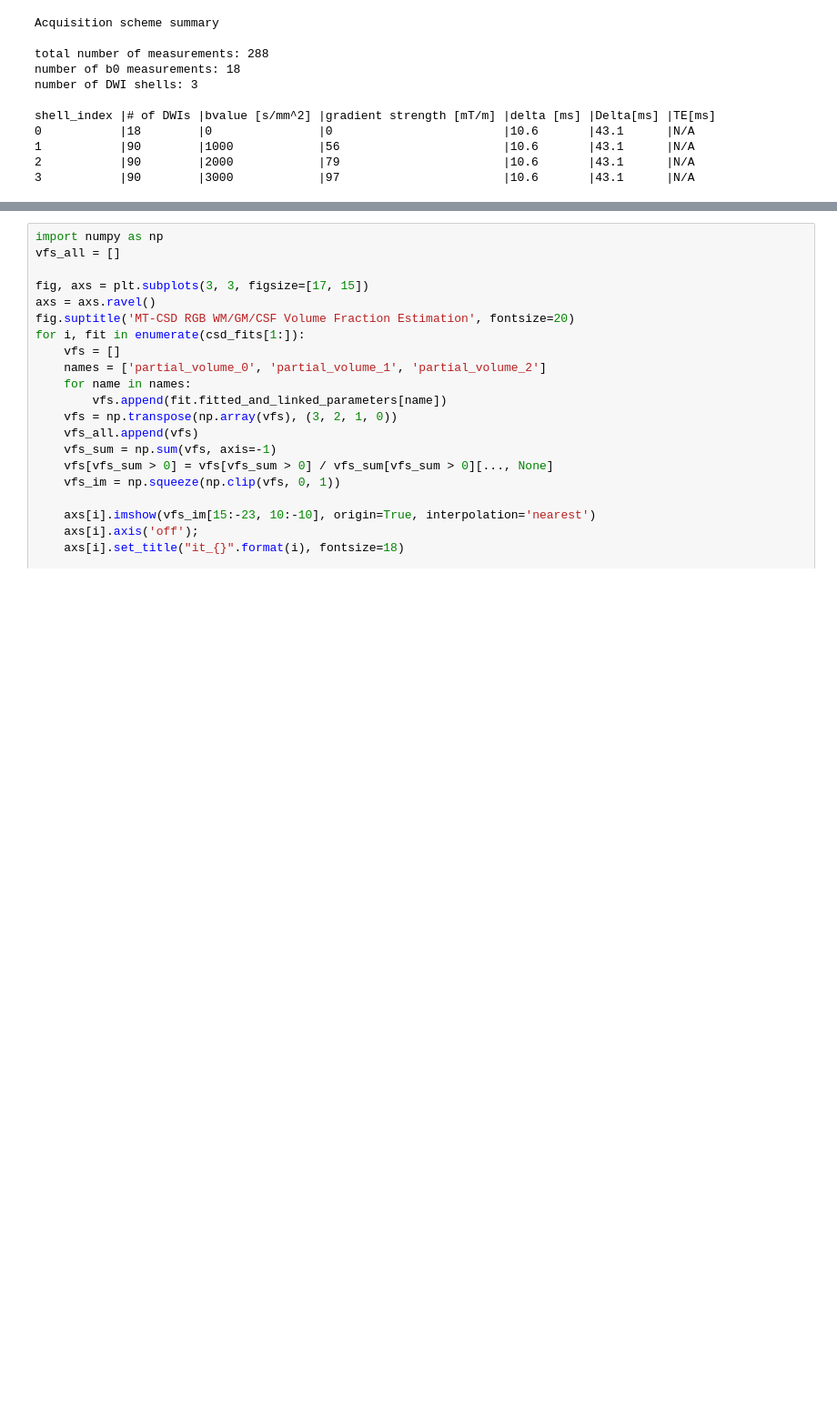
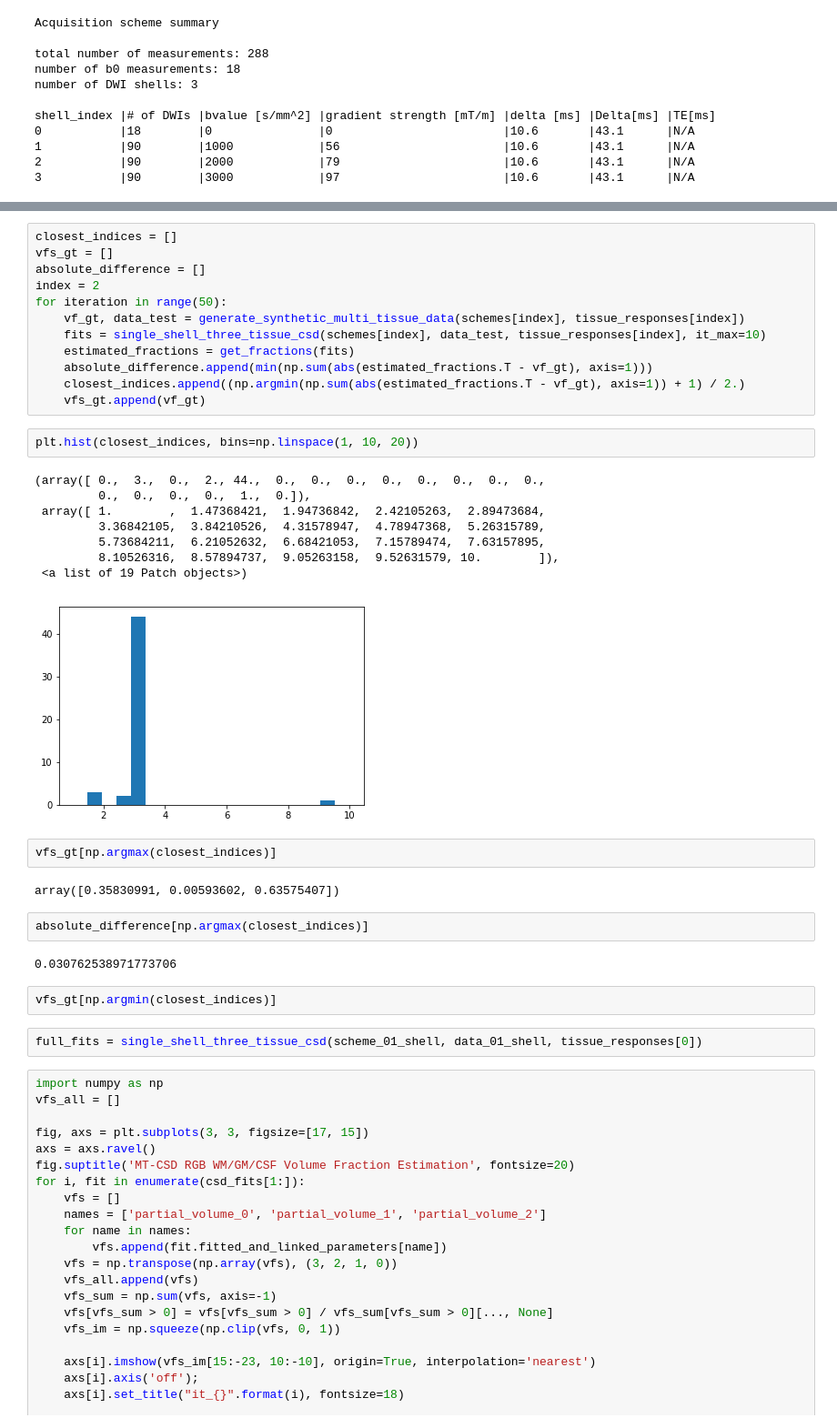
Before and after one commit to AthenaEPI/dmipy, a Jupyter notebook: examples/example_single_shell_three_tissue_csd.ipynb, the cells around one changed output, grey strips where cells are left out. Shown at 91% size. Drawn from its saved outputs; the diff is of its cells as text; blank space fills up the shorter version.

```diff
--- a/examples/example_single_shell_three_tissue_csd.ipynb
+++ b/examples/example_single_shell_three_tissue_csd.ipynb
@@ -155,3 +199,38 @@ Average of 0.0155731961978 seconds per voxel.
+# %%
+closest_indices = []
+vfs_gt = []
+absolute_difference = []
+index = 2
+for iteration in range(50):
+    vf_gt, data_test = generate_synthetic_multi_tissue_data(schemes[index], tissue_responses[index])
+    fits = single_shell_three_tissue_csd(schemes[index], data_test, tissue_responses[index], it_max=10)
+    estimated_fractions = get_fractions(fits)
+    absolute_difference.append(min(np.sum(abs(estimated_fractions.T - vf_gt), axis=1)))
+    closest_indices.append((np.argmin(np.sum(abs(estimated_fractions.T - vf_gt), axis=1)) + 1) / 2.)
+    vfs_gt.append(vf_gt)
+# %%
+plt.hist(closest_indices, bins=np.linspace(1, 10, 20))
+# %% [output]
+(array([ 0.,  3.,  0.,  2., 44.,  0.,  0.,  0.,  0.,  0.,  0.,  0.,  0.,
+         0.,  0.,  0.,  0.,  1.,  0.]),
+ array([ 1.        ,  1.47368421,  1.94736842,  2.42105263,  2.89473684,
+         3.36842105,  3.84210526,  4.31578947,  4.78947368,  5.26315789,
+         5.73684211,  6.21052632,  6.68421053,  7.15789474,  7.63157895,
+         8.10526316,  8.57894737,  9.05263158,  9.52631579, 10.        ]),
+ <a list of 19 Patch objects>)
+[figure, added]
+# %%
+vfs_gt[np.argmax(closest_indices)]
+# %% [output]
+array([0.35830991, 0.00593602, 0.63575407])
+# %%
+absolute_difference[np.argmax(closest_indices)]
+# %% [output]
+0.030762538971773706
+# %%
+vfs_gt[np.argmin(closest_indices)]
+# %%
+full_fits = single_shell_three_tissue_csd(scheme_01_shell, data_01_shell, tissue_responses[0])
 # %%
 import numpy as np
 vfs_all = []
```
Also changed, not shown: parts of 12 cells of this notebook.
